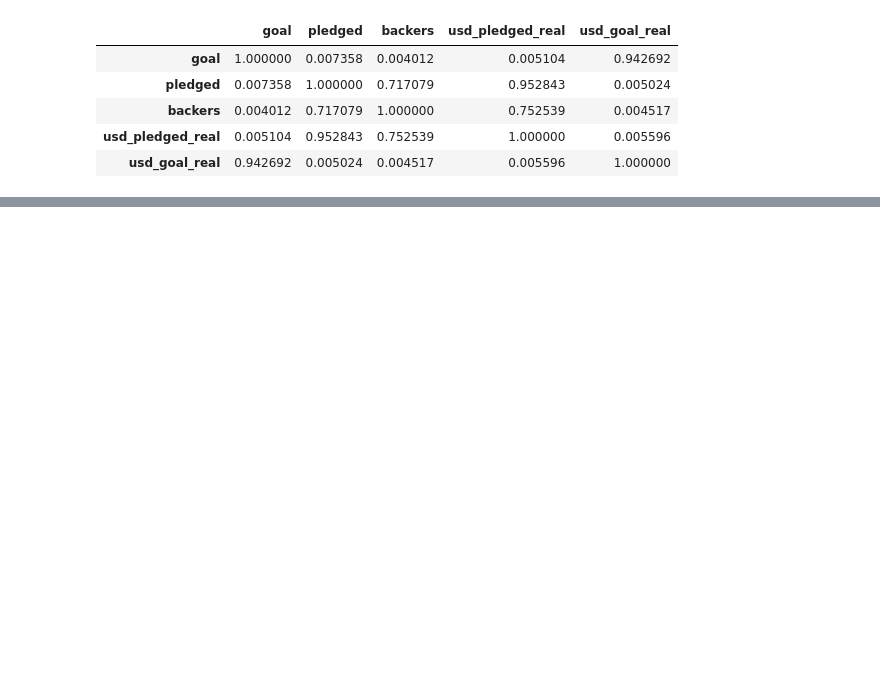
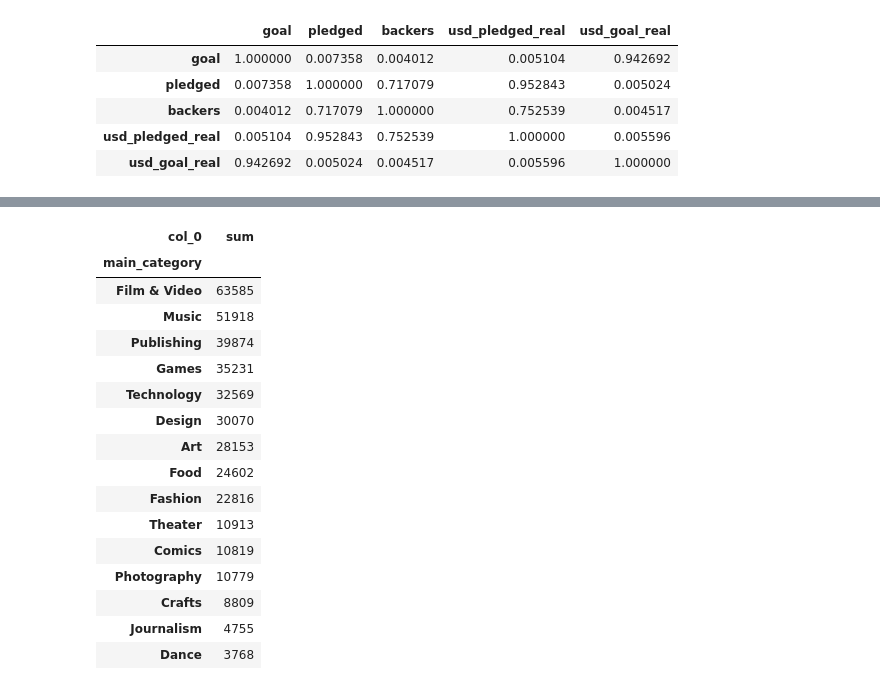
Before and after one commit to marisfont/madrid-oct-2018, a Jupyter notebook: module-2/data-analysis-with-pandas/your-code/your-code.ipynb, the cells around one changed output, grey strips where cells are left out. Saved outputs shown, nothing was run; the diff lists cells and outputs as text; code cells hidden in the pictures; blank space fills up the shorter version.

```diff
--- a/module-2/data-analysis-with-pandas/your-code/your-code.ipynb
+++ b/module-2/data-analysis-with-pandas/your-code/your-code.ipynb
@@ -154,0 +165,20 @@ Some of the questions I wanted to answer include:
+# %%
+pd.crosstab(index=kickstarter.main_category, columns='sum').sort_values(by = 'sum', ascending=False)
+# %% [output]
+| col_0 | sum |
+| main_category |  |
+| Film & Video | 63585 |
+| Music | 51918 |
+| Publishing | 39874 |
+| Games | 35231 |
+| Technology | 32569 |
+| Design | 30070 |
+| Art | 28153 |
+| Food | 24602 |
+| Fashion | 22816 |
+| Theater | 10913 |
+| Comics | 10819 |
+| Photography | 10779 |
+| Crafts | 8809 |
+| Journalism | 4755 |
+| Dance | 3768 |
```
Also changed, not shown: parts of 10 cells of this notebook.
